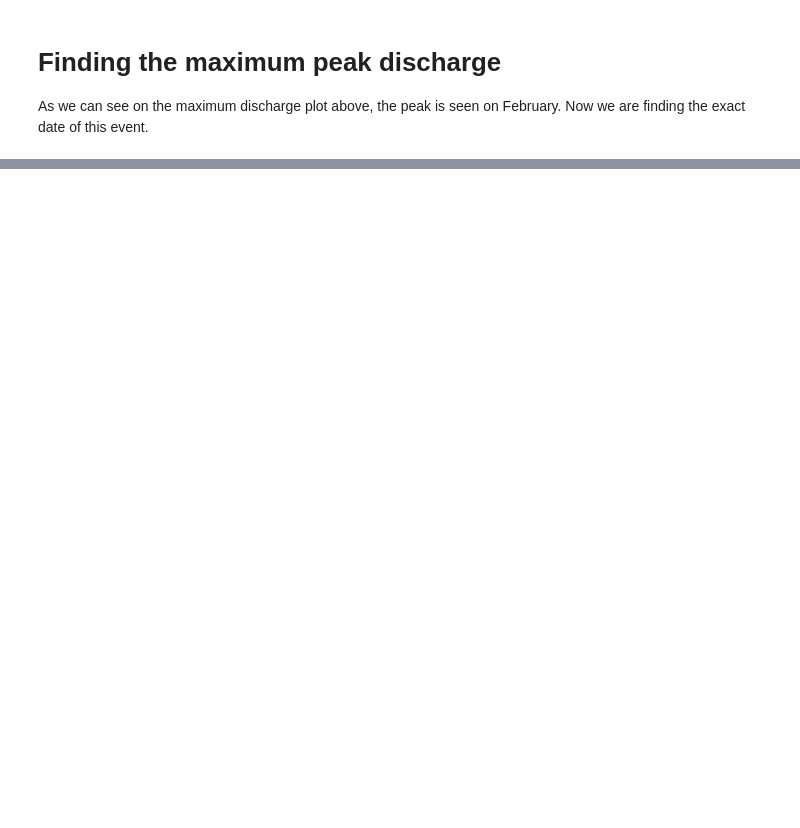
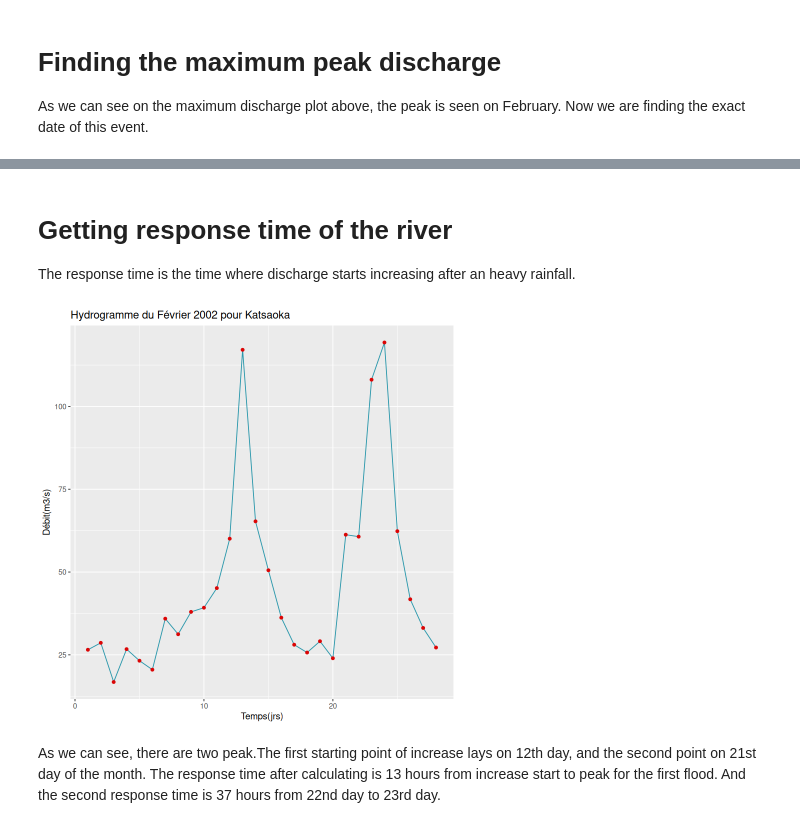
Before and after one commit to dinasdata/Data_analysis_repository, a Jupyter notebook: analysis.ipynb, the cells around one changed output, grey strips where cells are left out. Drawn from its saved outputs; the diff is of its cells as text; code cells hidden in the pictures; blank space fills up the shorter version.

```diff
--- a/analysis.ipynb
+++ b/analysis.ipynb
@@ -103,0 +115,15 @@ So, as we can see the peak event is located on February 24th, with a discharge o
+# %% [markdown]
+# Getting response time of the river
+The response time is the time where discharge starts increasing after an heavy rainfall.
+# %%
+feb2 = read_excel("/media/dina/f4c07323-3819-4c76-ad53-95f7d45b7ae2/Katsaoka/Katsaoka/Data_ Fév_02 .xlsx")
+plot2 = ggplot(data = feb2,mapping = aes(x = Date,y = Débit))+
+geom_line(color = "#2997ab")+
+geom_point(color = "#db0505ff")+
+labs(title = "Hydrogramme du Février 2002 pour Katsaoka",x = "Temps(jrs)",y = "Débit(m3/s)")
+print(plot2)
+# %% [output]
+[figure, added]
+# %% [markdown]
+As we can see, there are two peak.The first starting point of increase lays on 12th day, and the second point on 21st day of the month.
+The response time after calculating is 13 hours from increase start to peak for the first flood. And the second response time is 37 hours from 22nd day to 23rd day.
```
Also changed, not shown: parts of 7 cells of this notebook.
